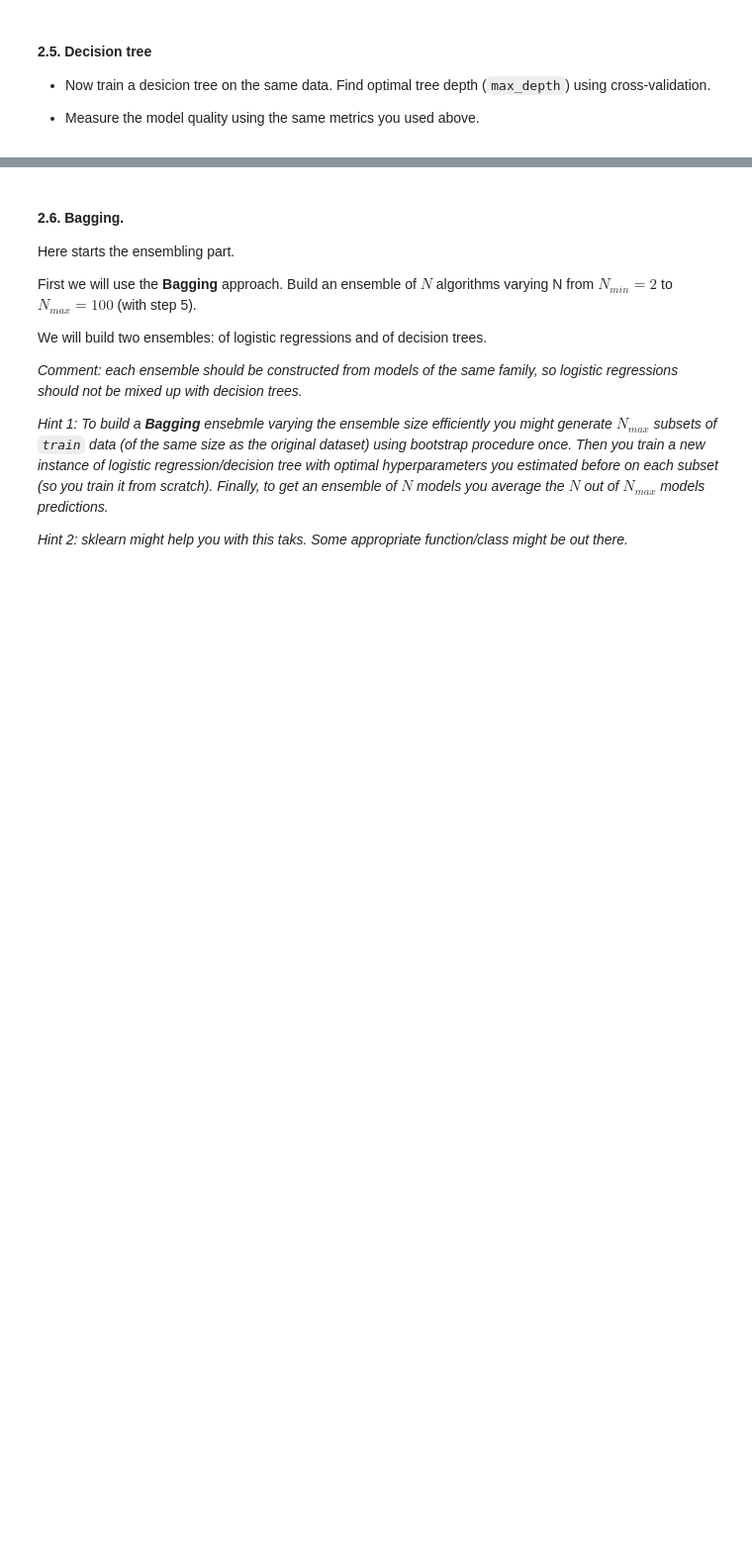
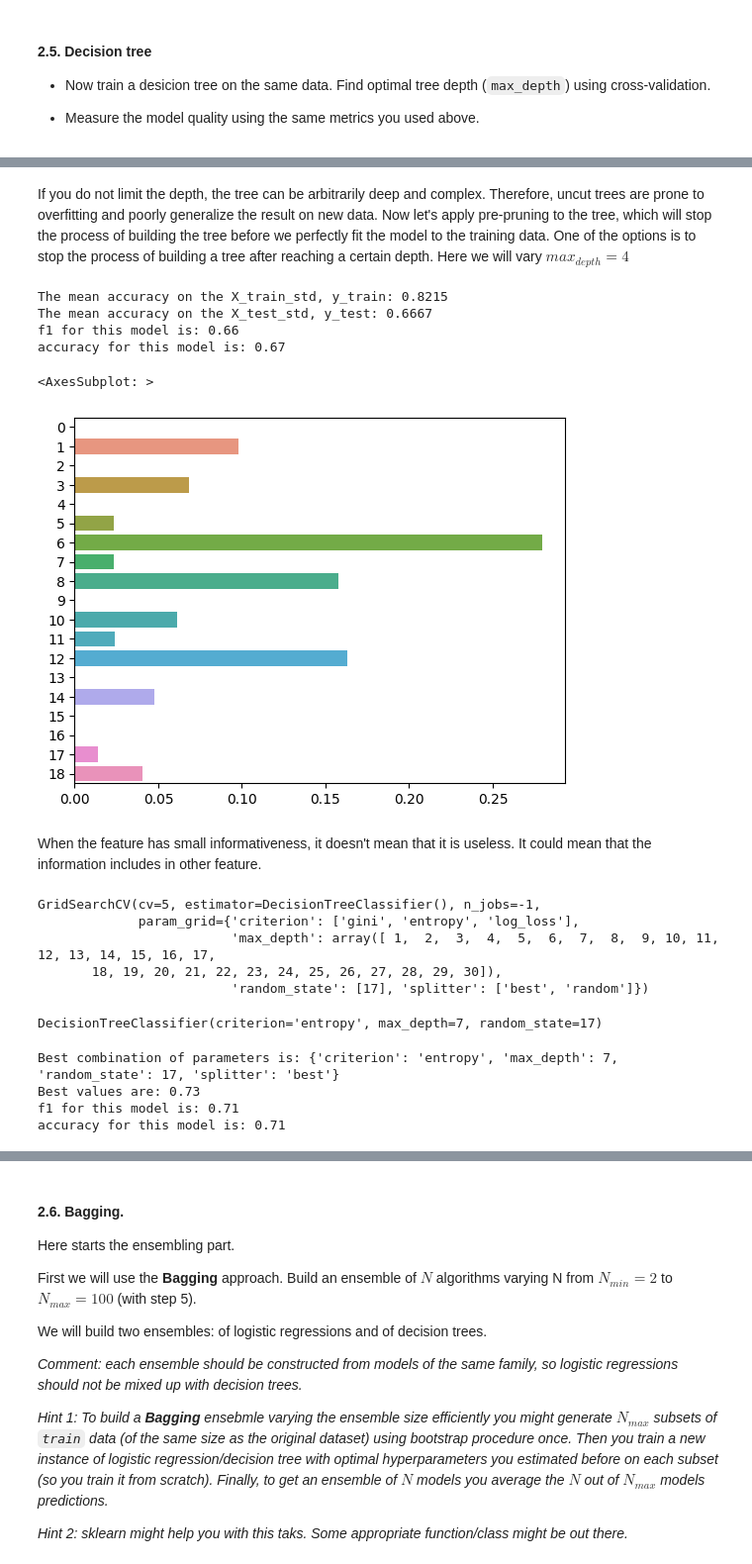
Before and after one commit to KirillStarodubovVR/ml-course, a Jupyter notebook: homeworks_basic/Lab1_ML_pipeline_and_SVM/Lab1_part2_ml_pipeline.ipynb, the cells around one changed output, grey strips where cells are left out. Shown: that part at 99% size. Saved outputs shown, nothing was run; the diff lists cells and outputs as text; code cells hidden in the pictures; blank space fills up the shorter version.

```diff
--- a/homeworks_basic/Lab1_ML_pipeline_and_SVM/Lab1_part2_ml_pipeline.ipynb
+++ b/homeworks_basic/Lab1_ML_pipeline_and_SVM/Lab1_part2_ml_pipeline.ipynb
@@ -205,2 +280,10 @@ plot_roc_curve(y_test, grid.predict_proba(X_test_std), title='ROC Curves')
+# %%
+### YOUR CODE HERE
+pca = PCA(n_components=best_n_components)
+# Fit the model to X_train data
+pca.fit(X_train_std)
+# Transform the train and test data to new components
+X_train_pca = pca.transform(X_train_std)
+X_test_pca = pca.transform(X_test_std)
 # %% [markdown]
 **Note: From this point `sklearn` [Pipeline](https://scikit-learn.org/stable/modules/compose.html) might be useful to perform transformations on the data. Refer to the [docs](https://scikit-learn.org/stable/modules/generated/sklearn.pipeline.Pipeline.html) for more information.**
@@ -225,0 +415,23 @@ from sklearn.tree import DecisionTreeClassifier
+# %% [markdown]
+If you do not limit the depth, the tree can be arbitrarily deep and complex. Therefore, uncut trees are prone to overfitting and poorly generalize the result on new data. Now let's apply pre-pruning to the tree, which will stop the process of building the tree before we perfectly fit the model to the training data. One of the options is to stop the process of building a tree after reaching a certain depth. Here we will vary $max_{depth}=4$
+# %%
+tree = DecisionTreeClassifier(random_state=17, max_depth=4)
+tree.fit(X_train_pd, y_train)
+print("The mean accuracy on the X_train_std, y_train: {:.4f}".format(tree.score(X_train_pd, y_train)))
+print("The mean accuracy on the X_test_std, y_test: {:.4f}".format(tree.score(X_test_pd, y_test)))
+
+y_pred = tree.predict(X_test_pd)
+print('f1 for this model is: {:.2f}'.format(f1_score(y_test, y_pred, average='weighted')))
+print('accuracy for this model is: {:.2f}'.format(accuracy_score(y_test, y_pred)))
+# %% [output]
+The mean accuracy on the X_train_std, y_train: 0.8215
+The mean accuracy on the X_test_std, y_test: 0.6667
+f1 for this model is: 0.66
+accuracy for this model is: 0.67
+# %%
+sns.barplot(y=X_train_pd.columns, x=tree.feature_importances_, orient='h')
+# %% [output]
+<AxesSubplot: >
+[figure, added]
+# %% [markdown]
+When the feature has small informativeness, it doesn't mean that it is useless. It could mean that the information includes in other feature.
@@ -225,0 +446,28 @@ from sklearn.tree import DecisionTreeClassifier
+# %%
+dtc = DecisionTreeClassifier()
+grid = GridSearchCV(dtc, params_grid, cv=5, n_jobs=-1)
+grid.fit(X_train_pd, y_train)
+# %% [output]
+GridSearchCV(cv=5, estimator=DecisionTreeClassifier(), n_jobs=-1,
+             param_grid={'criterion': ['gini', 'entropy', 'log_loss'],
+                         'max_depth': array([ 1,  2,  3,  4,  5,  6,  7,  8,  9, 10, 11, 12, 13, 14, 15, 16, 17,
+       18, 19, 20, 21, 22, 23, 24, 25, 26, 27, 28, 29, 30]),
+                         'random_state': [17], 'splitter': ['best', 'random']})
+# %%
+grid.best_estimator_
+# %% [output]
+DecisionTreeClassifier(criterion='entropy', max_depth=7, random_state=17)
+# %%
+best_grid = grid.best_estimator_
+y_pred = best_grid.predict(X_test_pd)
+
+print('Best combination of parameters is: {}'.format(grid.best_params_))
+print('Best values are: {:.2f}'.format(grid.best_score_))
+
+print('f1 for this model is: {:.2f}'.format(f1_score(y_test, y_pred, average='weighted')))
+print('accuracy for this model is: {:.2f}'.format(accuracy_score(y_test, y_pred)))
+# %% [output]
+Best combination of parameters is: {'criterion': 'entropy', 'max_depth': 7, 'random_state': 17, 'splitter': 'best'}
+Best values are: 0.73
+f1 for this model is: 0.71
+accuracy for this model is: 0.71
```
Also changed, not shown: parts of 82 cells of this notebook, 7 other files.
